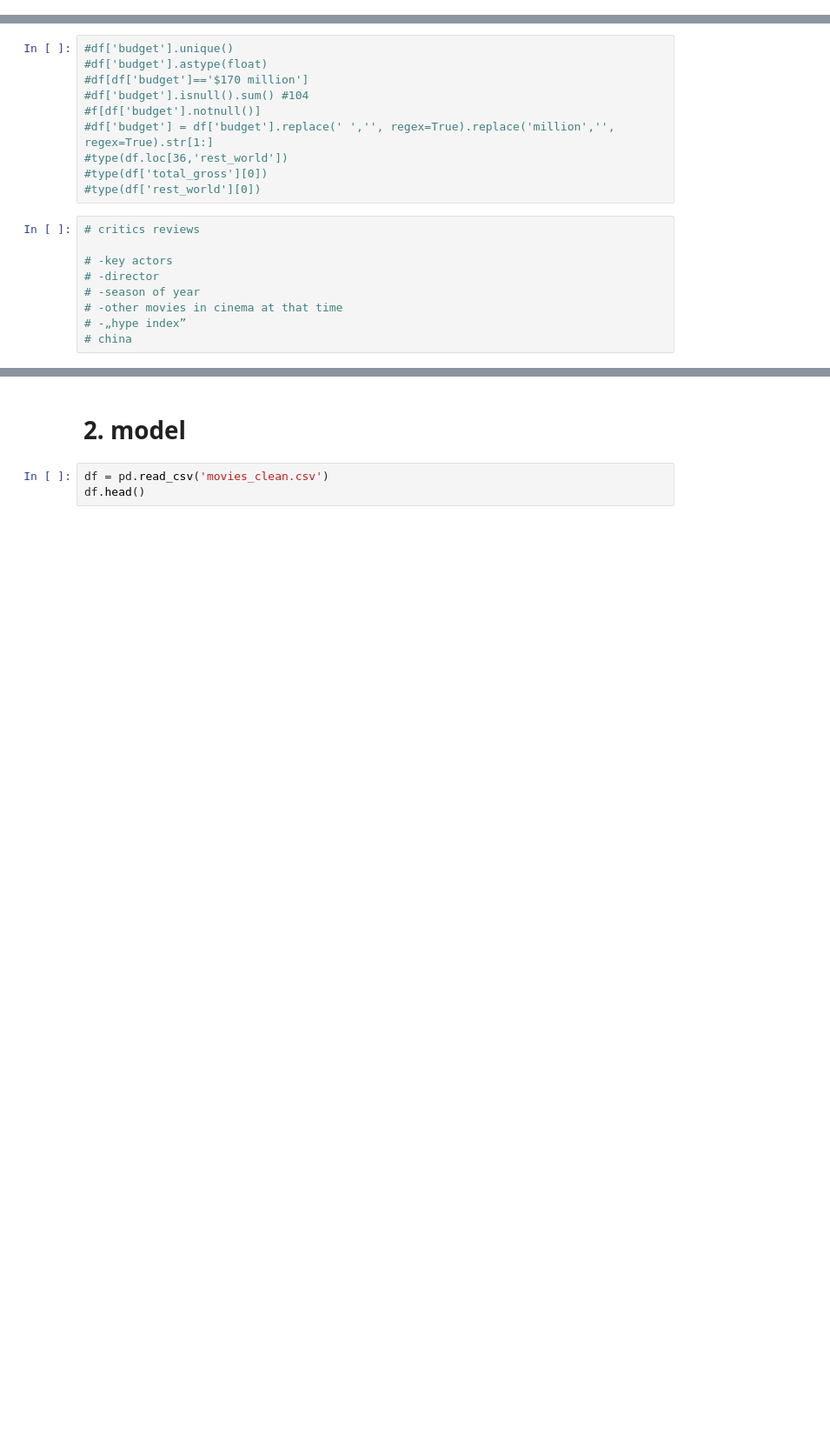
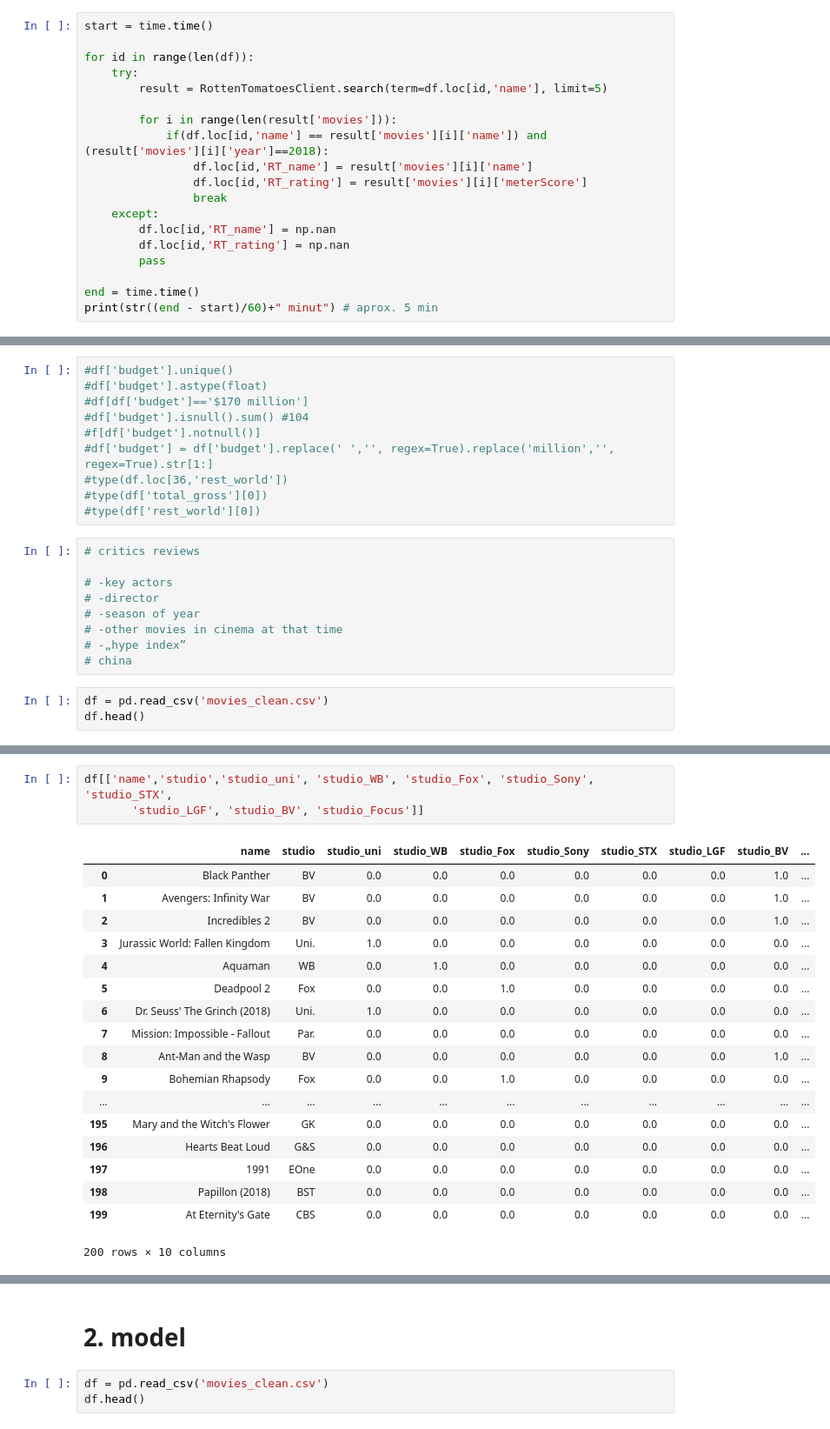
Before and after one commit to thezapalsky/boxoffice_prediction, a Jupyter notebook: boxoffice.ipynb, the cells around one changed output, grey strips where cells are left out. Shown at 87% size. Cells and saved outputs as stored; diff of their text form; blank space fills up the shorter version.

Commit message:
added rotten, studio and genre cat

```diff
--- a/boxoffice.ipynb
+++ b/boxoffice.ipynb
@@ -198,0 +191,19 @@ df.head()
+# %%
+start = time.time()
+
+for id in range(len(df)):
+    try:
+        result = RottenTomatoesClient.search(term=df.loc[id,'name'], limit=5)
+
+        for i in range(len(result['movies'])):
+            if(df.loc[id,'name'] == result['movies'][i]['name']) and (result['movies'][i]['year']==2018):
+                df.loc[id,'RT_name'] = result['movies'][i]['name']
+                df.loc[id,'RT_rating'] = result['movies'][i]['meterScore']
+                break
+    except:
+        df.loc[id,'RT_name'] = np.nan
+        df.loc[id,'RT_rating'] = np.nan
+        pass
+
+end = time.time()
+print(str((end - start)/60)+" minut") # aprox. 5 min
@@ -217,3 +247,6 @@ df.to_csv('movies_clean.csv',index=False)
 # -other movies in cinema at that time
 # -„hype index”
 # china
+# %%
+df = pd.read_csv('movies_clean.csv')
+df.head()
@@ -219,0 +386,22 @@ df.to_csv('movies_clean.csv',index=False)
+# %%
+df[['name','studio','studio_uni', 'studio_WB', 'studio_Fox', 'studio_Sony', 'studio_STX',
+       'studio_LGF', 'studio_BV', 'studio_Focus']]
+# %% [output]
+|  | name | studio | studio_uni | studio_WB | studio_Fox | studio_Sony | studio_STX | studio_LGF | studio_BV | ... |
+| 0 | Black Panther | BV | 0.0 | 0.0 | 0.0 | 0.0 | 0.0 | 0.0 | 1.0 | ... |
+| 1 | Avengers: Infinity War | BV | 0.0 | 0.0 | 0.0 | 0.0 | 0.0 | 0.0 | 1.0 | ... |
+| 2 | Incredibles 2 | BV | 0.0 | 0.0 | 0.0 | 0.0 | 0.0 | 0.0 | 1.0 | ... |
+| 3 | Jurassic World: Fallen Kingdom | Uni. | 1.0 | 0.0 | 0.0 | 0.0 | 0.0 | 0.0 | 0.0 | ... |
+| 4 | Aquaman | WB | 0.0 | 1.0 | 0.0 | 0.0 | 0.0 | 0.0 | 0.0 | ... |
+| 5 | Deadpool 2 | Fox | 0.0 | 0.0 | 1.0 | 0.0 | 0.0 | 0.0 | 0.0 | ... |
+| 6 | Dr. Seuss' The Grinch (2018) | Uni. | 1.0 | 0.0 | 0.0 | 0.0 | 0.0 | 0.0 | 0.0 | ... |
+| 7 | Mission: Impossible - Fallout | Par. | 0.0 | 0.0 | 0.0 | 0.0 | 0.0 | 0.0 | 0.0 | ... |
+| 8 | Ant-Man and the Wasp | BV | 0.0 | 0.0 | 0.0 | 0.0 | 0.0 | 0.0 | 1.0 | ... |
+| 9 | Bohemian Rhapsody | Fox | 0.0 | 0.0 | 1.0 | 0.0 | 0.0 | 0.0 | 0.0 | ... |
+| ... | ... | ... | ... | ... | ... | ... | ... | ... | ... | ... |
+| 195 | Mary and the Witch's Flower | GK | 0.0 | 0.0 | 0.0 | 0.0 | 0.0 | 0.0 | 0.0 | ... |
+| 196 | Hearts Beat Loud | G&S | 0.0 | 0.0 | 0.0 | 0.0 | 0.0 | 0.0 | 0.0 | ... |
+| 197 | 1991 | EOne | 0.0 | 0.0 | 0.0 | 0.0 | 0.0 | 0.0 | 0.0 | ... |
+| 198 | Papillon (2018) | BST | 0.0 | 0.0 | 0.0 | 0.0 | 0.0 | 0.0 | 0.0 | ... |
+| 199 | At Eternity's Gate | CBS | 0.0 | 0.0 | 0.0 | 0.0 | 0.0 | 0.0 | 0.0 | ... |
+200 rows × 10 columns
```
Also changed, not shown: parts of 18 cells of this notebook, 1 other file.
